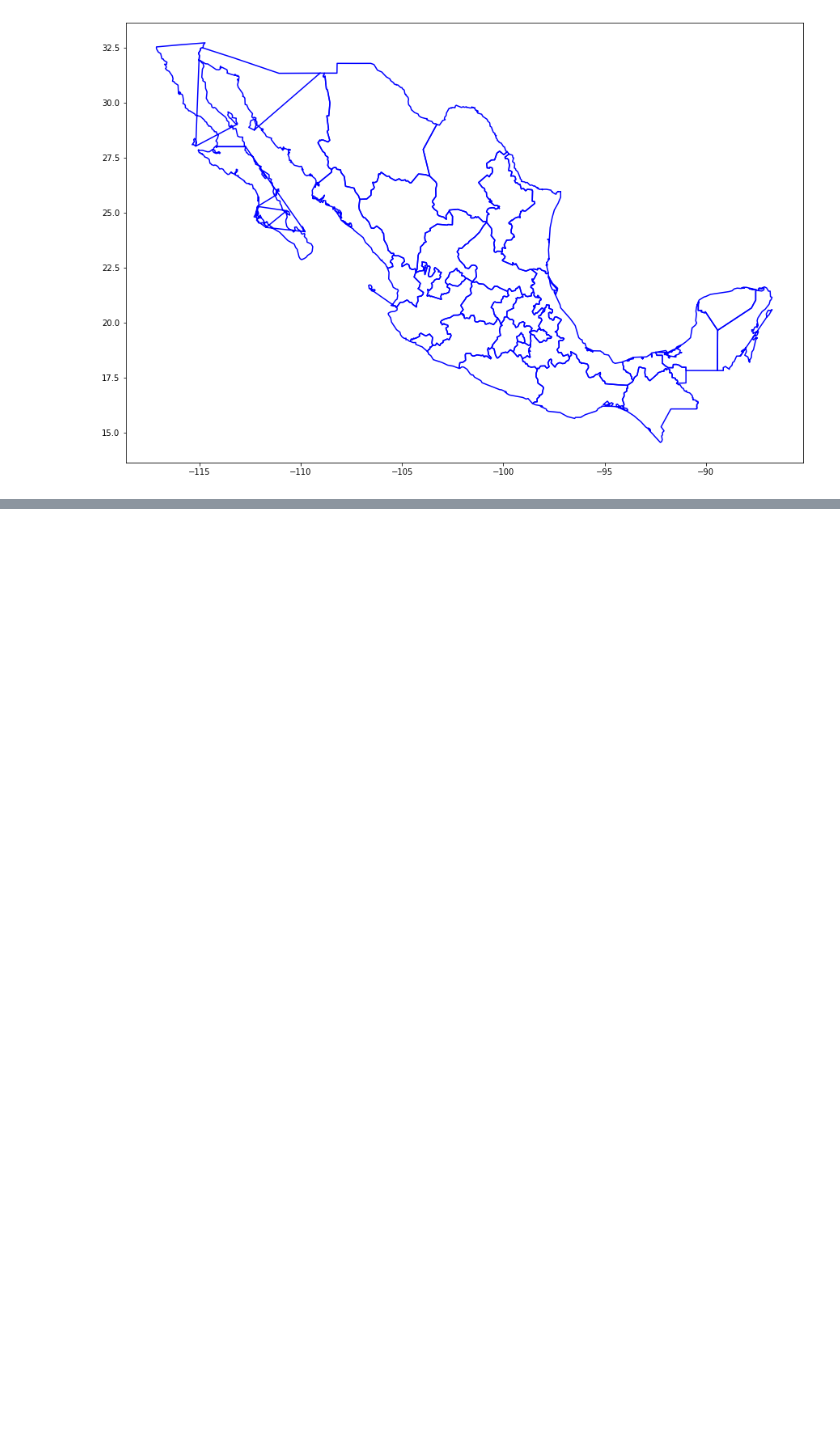
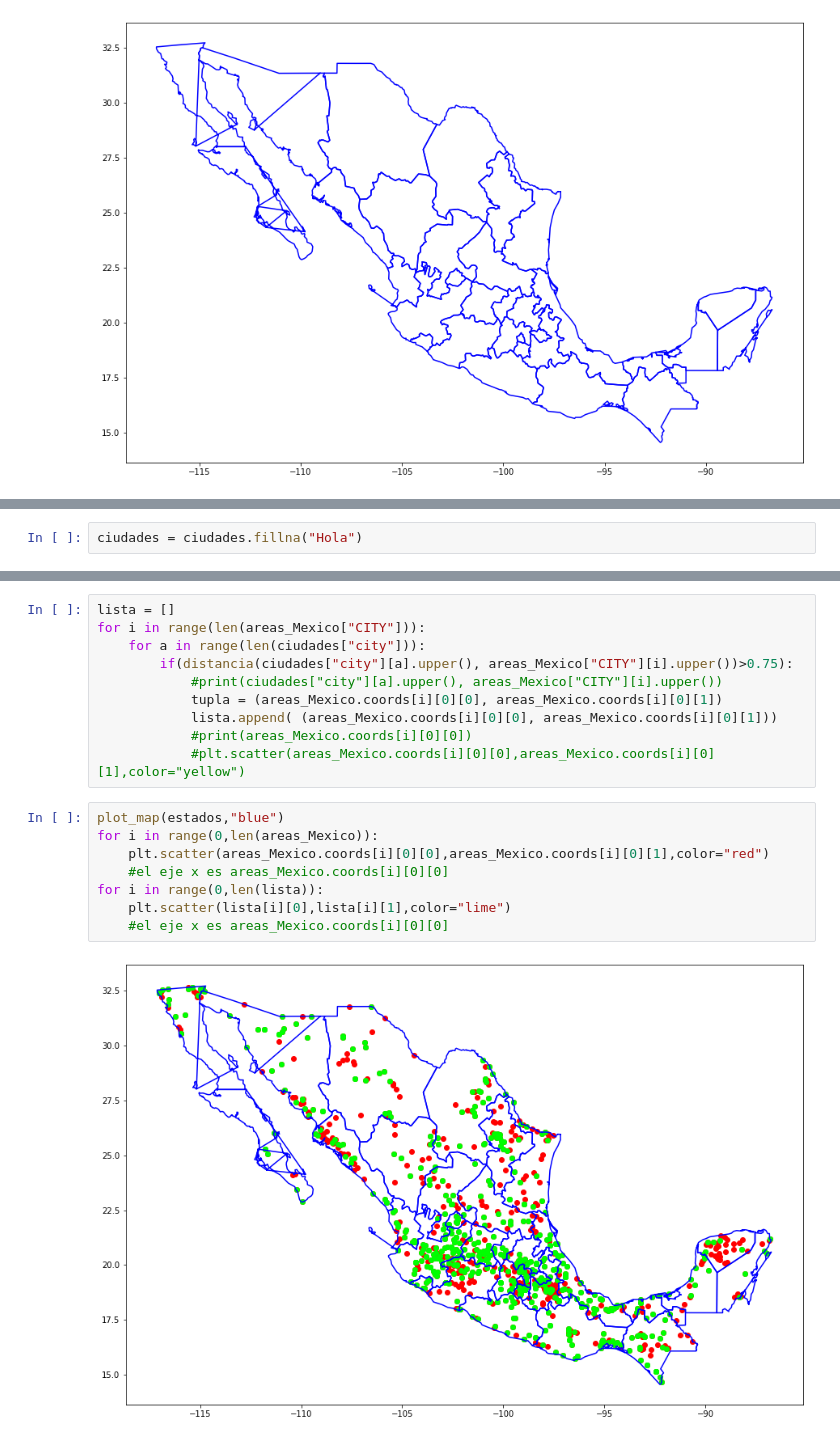
Before and after one commit to KarinaFloG/Curso_CienciaDeDatos, a Jupyter notebook: data_geo/geo1.ipynb, the cells around one changed output, grey strips where cells are left out. Cells and saved outputs as stored; diff of their text form; blank space fills up the shorter version.

```diff
--- a/data_geo/geo1.ipynb
+++ b/data_geo/geo1.ipynb
@@ -73,0 +180,2 @@ for i in range(0,len(areas_Mexico)):
+# %%
+ciudades = ciudades.fillna("Hola")
@@ -73,0 +186,20 @@ for i in range(0,len(areas_Mexico)):
+# %%
+lista = []
+for i in range(len(areas_Mexico["CITY"])):
+    for a in range(len(ciudades["city"])):
+        if(distancia(ciudades["city"][a].upper(), areas_Mexico["CITY"][i].upper())>0.75):
+            #print(ciudades["city"][a].upper(), areas_Mexico["CITY"][i].upper())
+            tupla = (areas_Mexico.coords[i][0][0], areas_Mexico.coords[i][0][1])
+            lista.append( (areas_Mexico.coords[i][0][0], areas_Mexico.coords[i][0][1]))
+            #print(areas_Mexico.coords[i][0][0])
+            #plt.scatter(areas_Mexico.coords[i][0][0],areas_Mexico.coords[i][0][1],color="yellow")
+# %%
+plot_map(estados,"blue")
+for i in range(0,len(areas_Mexico)):
+    plt.scatter(areas_Mexico.coords[i][0][0],areas_Mexico.coords[i][0][1],color="red")
+    #el eje x es areas_Mexico.coords[i][0][0]
+for i in range(0,len(lista)):
+    plt.scatter(lista[i][0],lista[i][1],color="lime")
+    #el eje x es areas_Mexico.coords[i][0][0]
+# %% [output]
+[figure, added]
```
Also changed, not shown: parts of 12 cells of this notebook, 2 other files.
